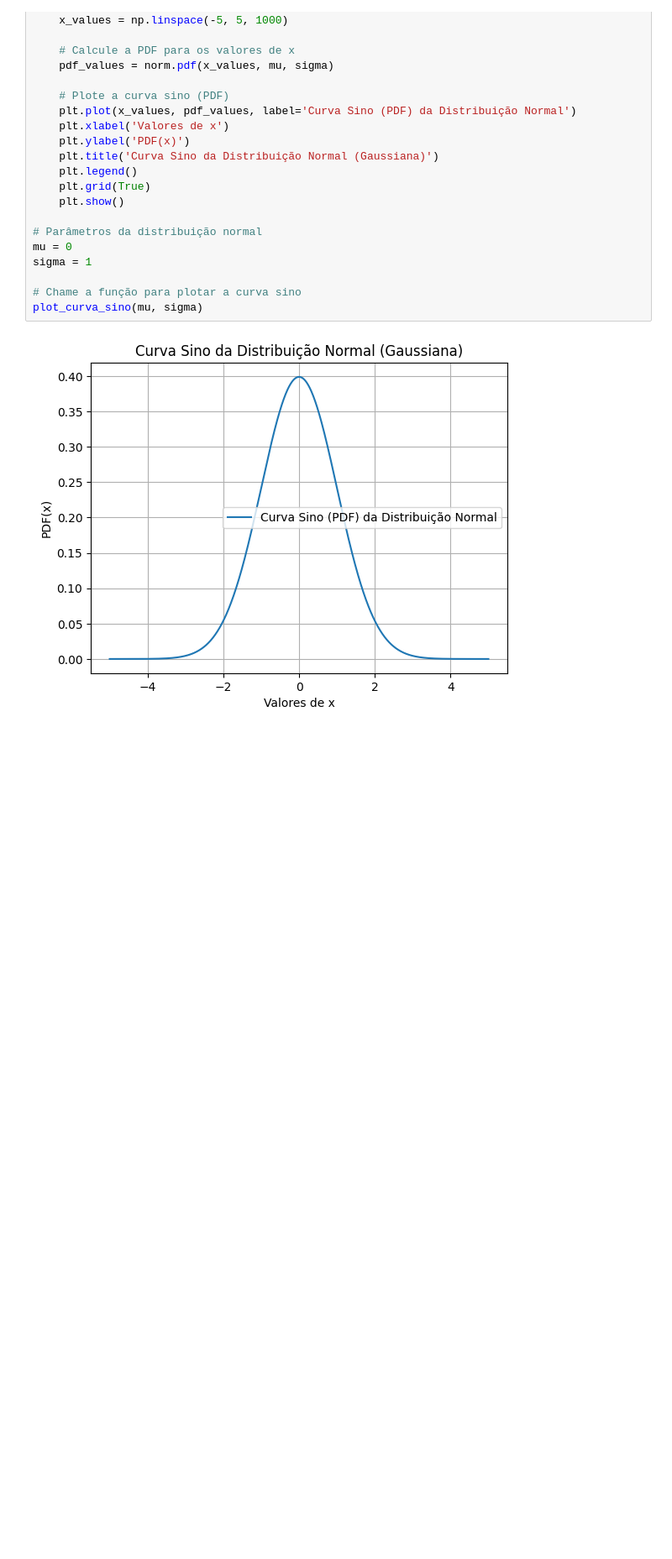
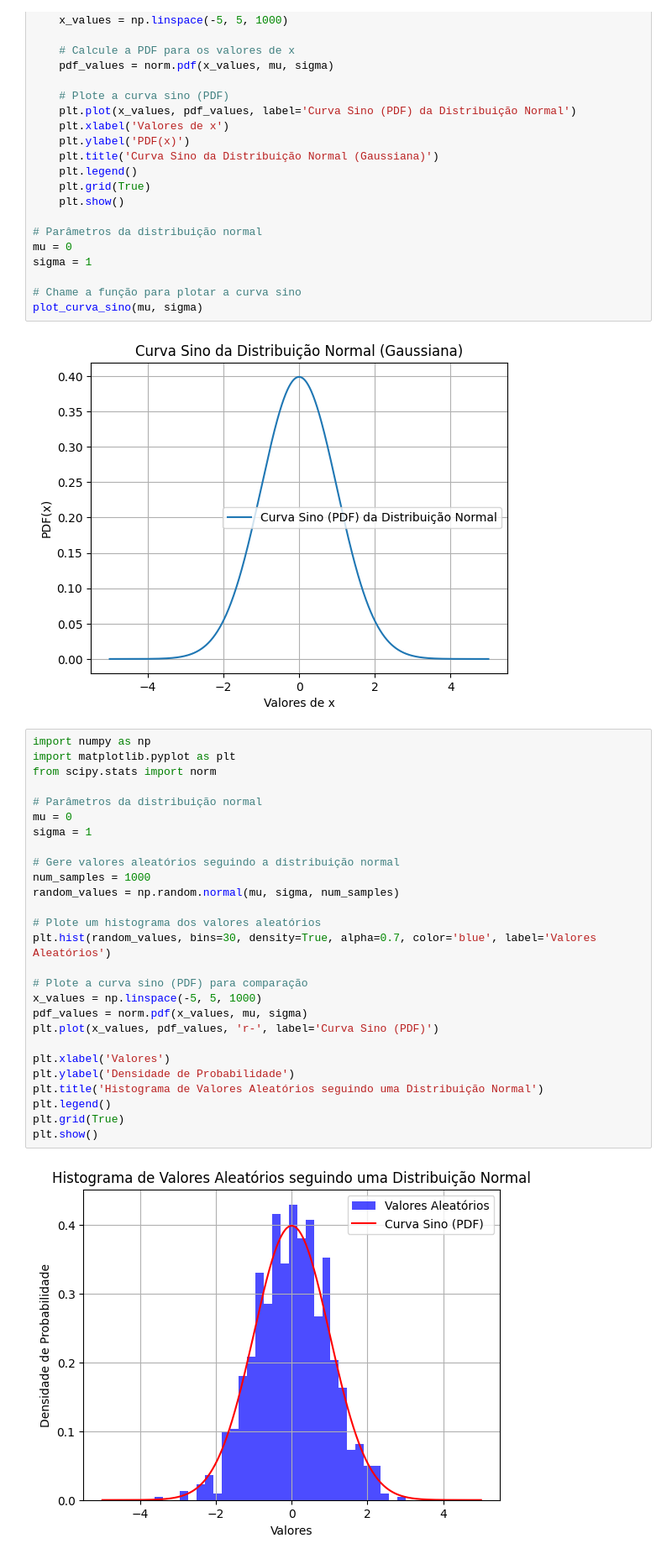
Before and after one commit to msouto/20232_Estatistica_para_Engenharia, a Jupyter notebook: Ex_3_Distribuicao_normal_com_Python.ipynb, the cells around one changed output. Shown at 84% size. Drawn from its saved outputs; the diff is of its cells as text; blank space fills up the shorter version.

```diff
--- a/Ex_3_Distribuicao_normal_com_Python.ipynb
+++ b/Ex_3_Distribuicao_normal_com_Python.ipynb
@@ -90,3 +90,32 @@ sigma = 1
 plot_curva_sino(mu, sigma)
 # %% [output]
 [figure]
+# %%
+import numpy as np
+import matplotlib.pyplot as plt
+from scipy.stats import norm
+
+# Parâmetros da distribuição normal
+mu = 0
+sigma = 1
+
+# Gere valores aleatórios seguindo a distribuição normal
+num_samples = 1000
+random_values = np.random.normal(mu, sigma, num_samples)
+
+# Plote um histograma dos valores aleatórios
+plt.hist(random_values, bins=30, density=True, alpha=0.7, color='blue', label='Valores Aleatórios')
+
+# Plote a curva sino (PDF) para comparação
+x_values = np.linspace(-5, 5, 1000)
+pdf_values = norm.pdf(x_values, mu, sigma)
+plt.plot(x_values, pdf_values, 'r-', label='Curva Sino (PDF)')
+
+plt.xlabel('Valores')
+plt.ylabel('Densidade de Probabilidade')
+plt.title('Histograma de Valores Aleatórios seguindo uma Distribuição Normal')
+plt.legend()
+plt.grid(True)
+plt.show()
+# %% [output]
+[figure, added]
```
